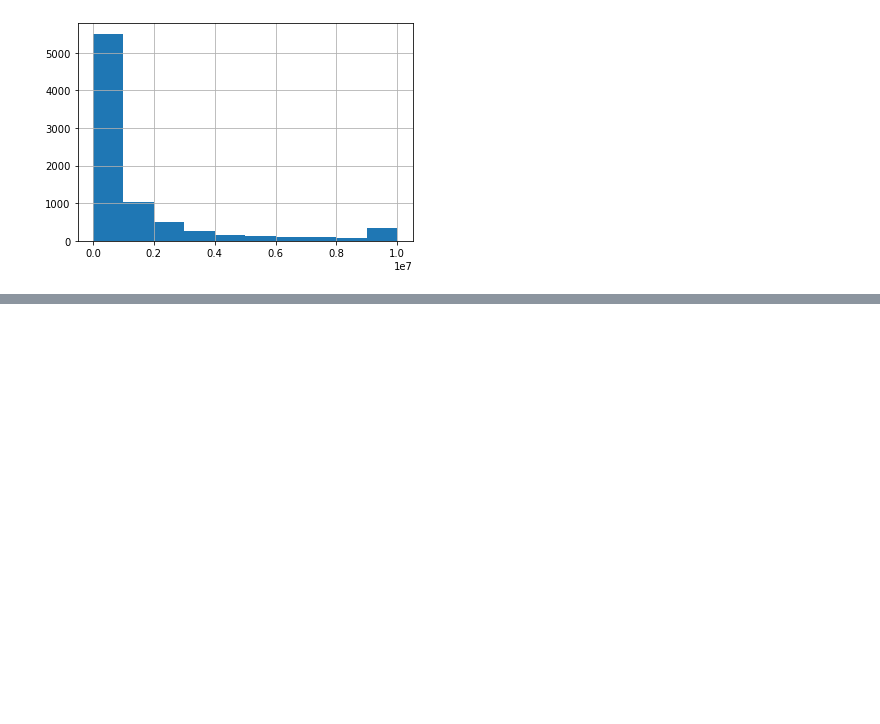
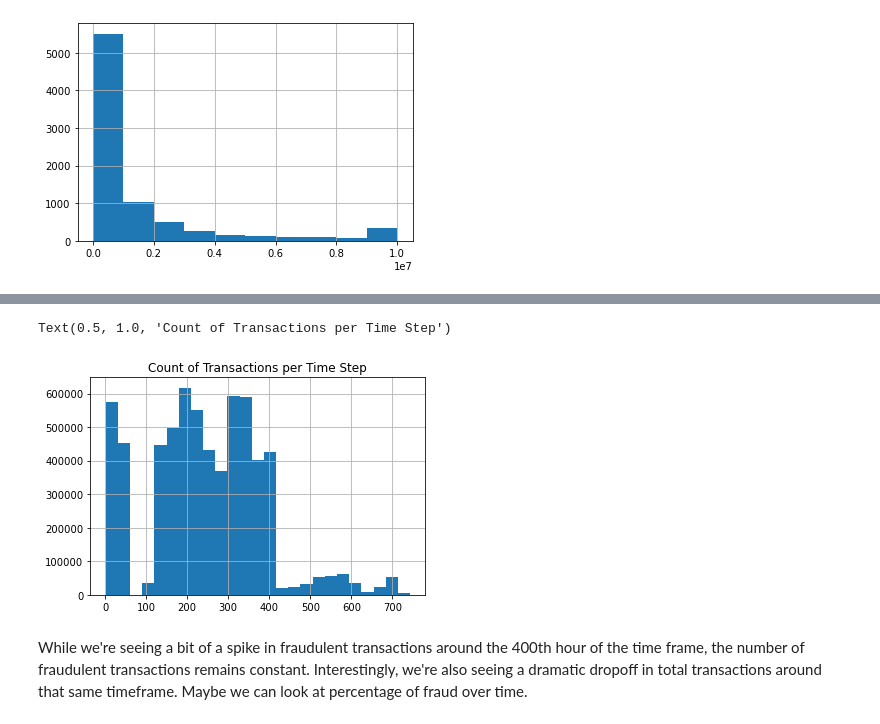
Before and after one commit to kduane/fake_fraud, a Jupyter notebook: technical_report.ipynb, the cells around one changed output, grey strips where cells are left out. Cells and saved outputs as stored; diff of their text form; code cells hidden in the pictures; blank space fills up the shorter version.

```diff
--- a/technical_report.ipynb
+++ b/technical_report.ipynb
@@ -208,0 +222,8 @@ fraud['amount'].hist()
+# %%
+df['step'].hist(bins = 25)
+plt.title("Count of Transactions per Time Step")
+# %% [output]
+Text(0.5, 1.0, 'Count of Transactions per Time Step')
+[figure, added]
+# %% [markdown]
+While we're seeing a bit of a spike in fraudulent transactions around the 400th hour of the time frame, the number of fraudulent transactions remains constant.  Interestingly, we're also seeing a dramatic dropoff in total transactions around that same timeframe.  Maybe we can look at percentage of fraud over time.
```
Also changed, not shown: parts of 6 cells of this notebook, 1 other file.
